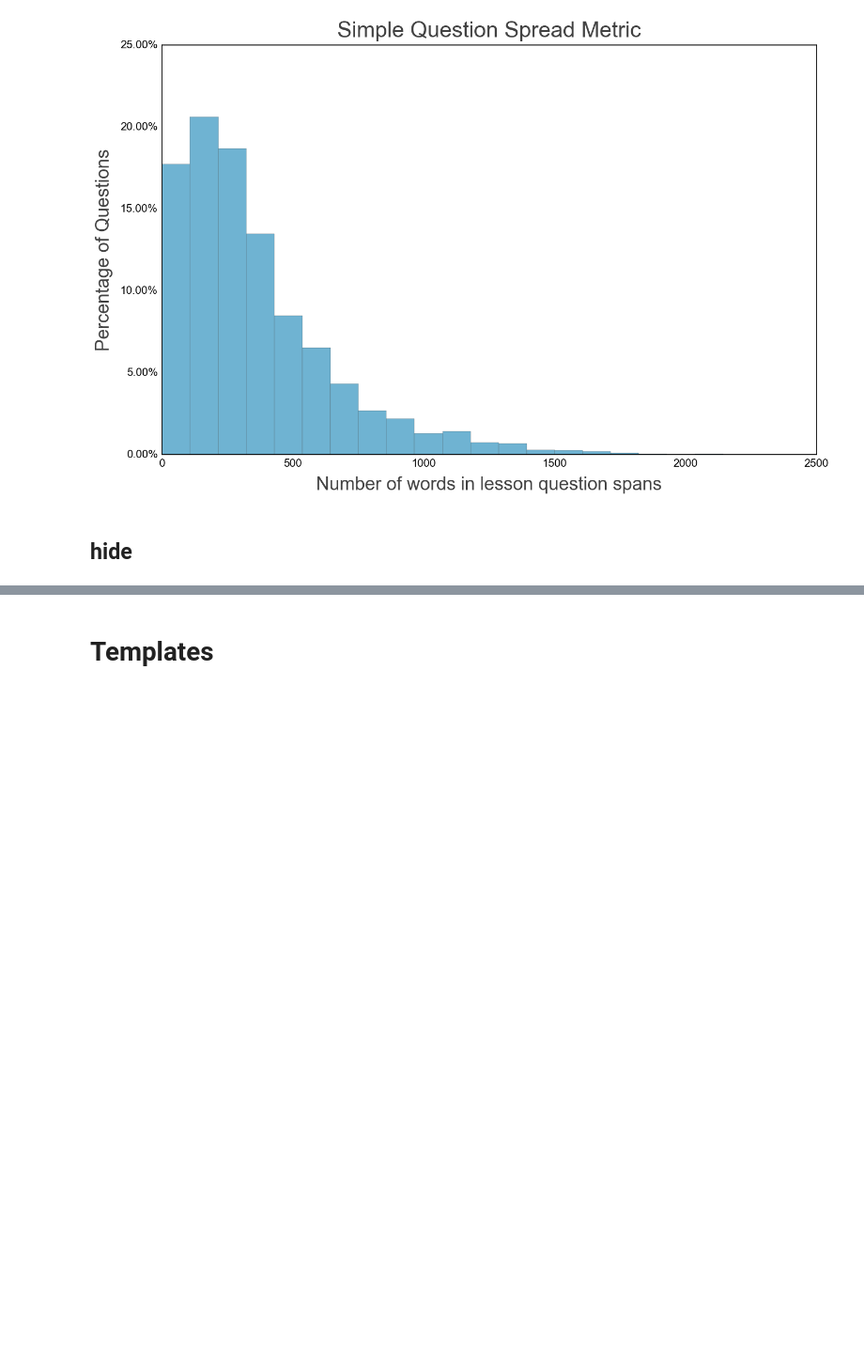
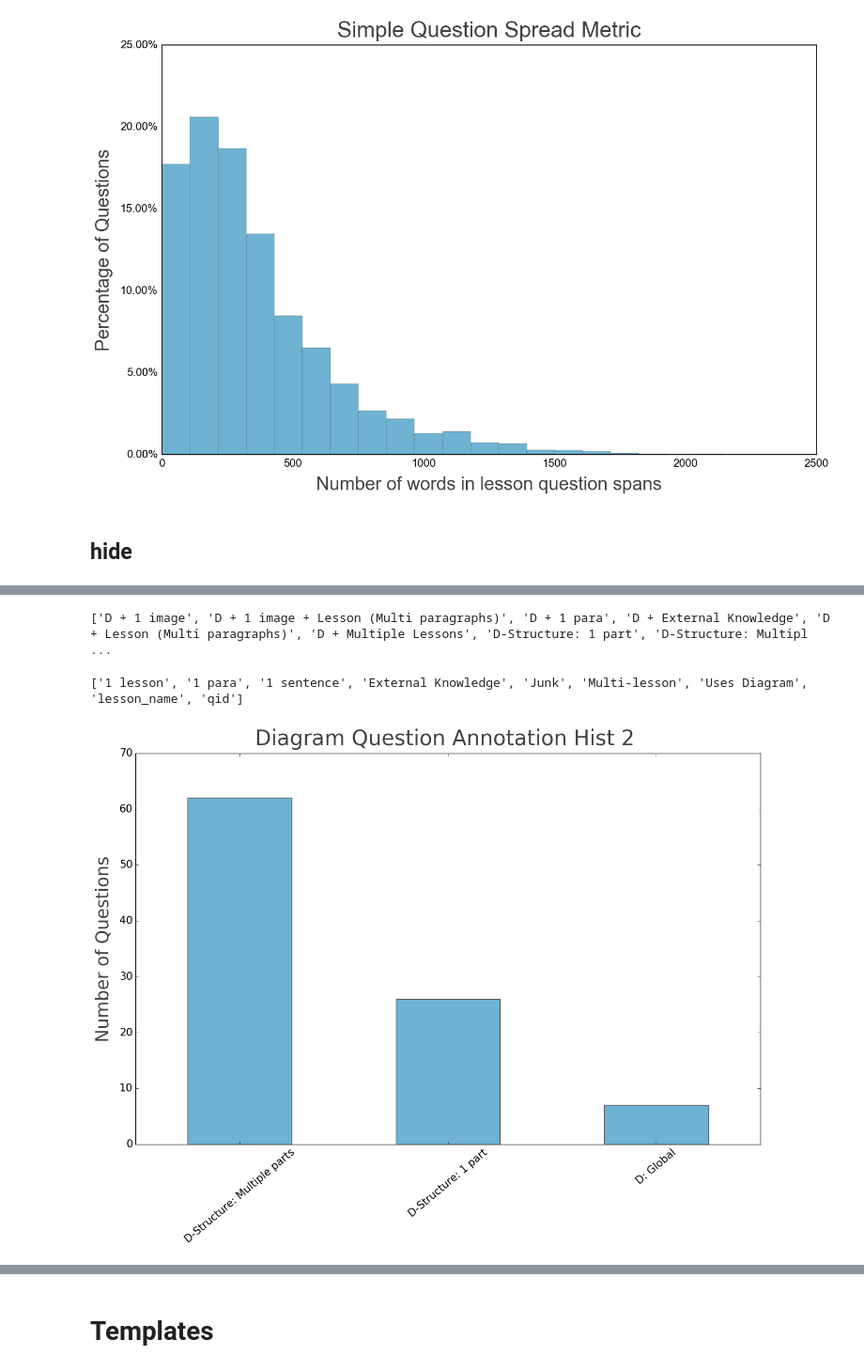
Before and after one commit to drschwenk/stb_notebooks, a Jupyter notebook: generate_figs.ipynb, the cells around one changed output, grey strips where cells are left out. Shown at 94% size. Saved outputs shown, nothing was run; the diff lists cells and outputs as text; code cells hidden in the pictures; blank space fills up the shorter version.

```diff
--- a/generate_figs.ipynb
+++ b/generate_figs.ipynb
@@ -583,0 +627,4 @@ make_and_save_standard_fig(plot_to_save, fig_labels,  image_filename)
+# %%
+anno_data_dir = './q_anno_results/'
+# %%
+anno_files = !ls './q_anno_results/'
@@ -583,0 +650,12 @@ make_and_save_standard_fig(plot_to_save, fig_labels,  image_filename)
+# %%
+dqa_df_build = pd.read_csv(anno_data_dir + anno_files[0])
+dqa_df_build = dqa_df_build.append(pd.read_csv(anno_data_dir + anno_files[1]))
+dqa_df_build = dqa_df_build.append(pd.read_csv(anno_data_dir + anno_files[2]))
+dqa_df = dqa_df_build.fillna(0)
+# %%
+print(list(dqa_df.columns))
+# %% [output]
+['D + 1 image', 'D + 1 image + Lesson (Multi paragraphs)', 'D + 1 para', 'D + External Knowledge', 'D + Lesson (Multi paragraphs)', 'D + Multiple Lessons', 'D-Structure: 1 part', 'D-Structure: Multipl ...
+# %%
+dq_cols_to_hist_1 = ['D + 1 image', 'D + 1 image + Lesson (Multi paragraphs)', 'D + 1 para', 'D + External Knowledge', 'D + Lesson (Multi paragraphs)', 'D + Multiple Lessons']
+dq_cols_to_hist_2 = ['D-Structure: 1 part', 'D-Structure: Multiple parts', 'D: Global']
@@ -583,0 +664,19 @@ make_and_save_standard_fig(plot_to_save, fig_labels,  image_filename)
+# %%
+print(list(qa_df.columns))
+# %% [output]
+['1 lesson', '1 para', '1 sentence', 'External Knowledge', 'Junk', 'Multi-lesson', 'Uses Diagram', 'lesson_name', 'qid']
+# %%
+fig_labels = {
+    'fig_title': 'Diagram Question Annotation Hist 2 ',
+    'x_label': '',
+    'y_label': 'Number of Questions'
+}
+
+plot_to_save  = dqa_df[dq_cols_to_hist_2].apply(sum).sort_values(ascending=False).plot(kind='bar')
+tick_labels = plot_to_save.get_yticks()
+plt.xticks(rotation=40)
+
+image_filename = fig_dir +  fig_labels['fig_title'].lower().replace(' ', '_') + '.pdf'
+make_and_save_standard_fig(plot_to_save, fig_labels,  image_filename)
+# %% [output]
+[figure, added]
```
Also changed, not shown: parts of 44 cells of this notebook, 2 other files.
